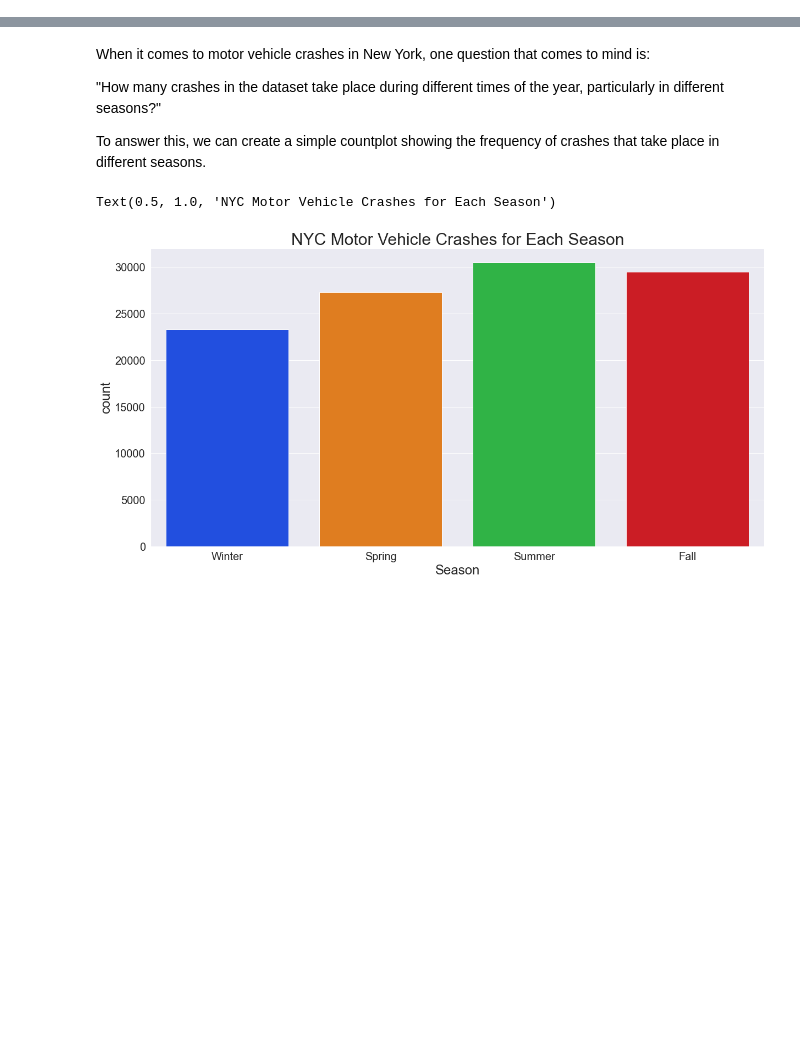
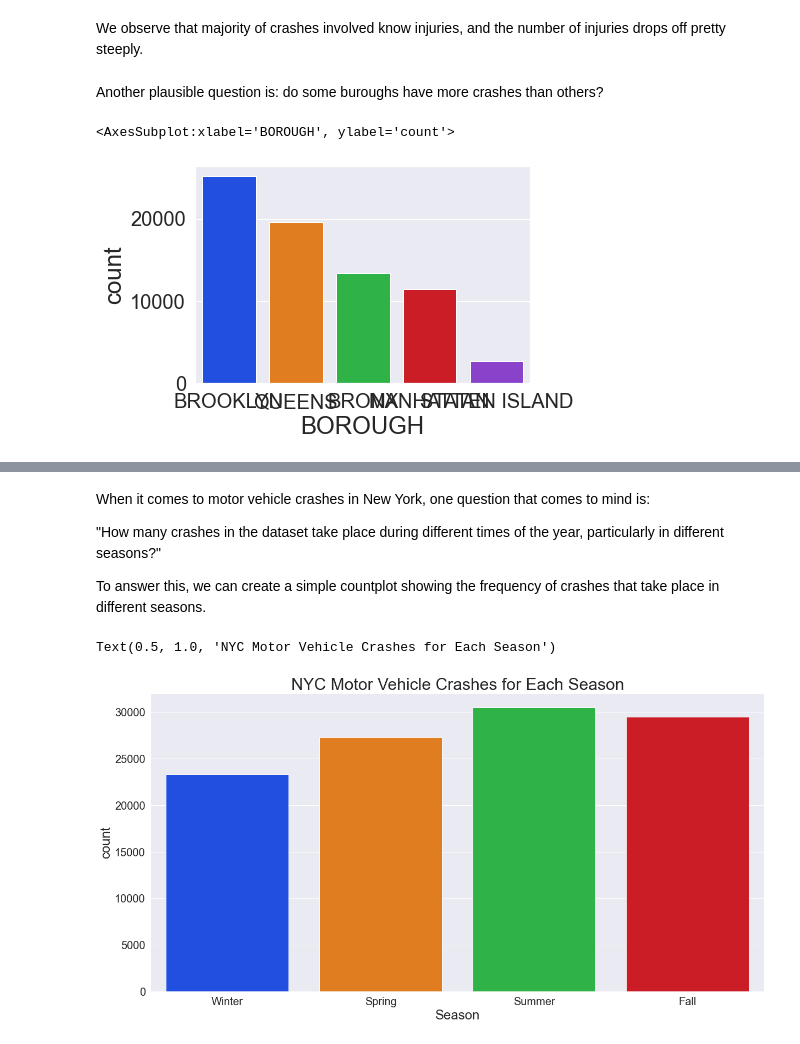
Before and after one commit to statds/nyc-open-data-presentation-nyc-crash-visualization-analysis, a Jupyter notebook: NYC_2021_Crash_Visualizations.ipynb, the cells around one changed output, grey strips where cells are left out. Cells and saved outputs as stored; diff of their text form; code cells hidden in the pictures; blank space fills up the shorter version.

```diff
--- a/NYC_2021_Crash_Visualizations.ipynb
+++ b/NYC_2021_Crash_Visualizations.ipynb
@@ -0,0 +27,9 @@
+# %% [markdown]
+We observe that majority of crashes involved know injuries, and the number of injuries drops off pretty steeply.
+# %% [markdown]
+Another plausible question is: do some buroughs have more crashes than others?
+# %%
+sns.countplot(x ='BOROUGH', data = nyc_crash)
+# %% [output]
+<AxesSubplot:xlabel='BOROUGH', ylabel='count'>
+[figure, added]
```
Also changed, not shown: parts of 14 cells of this notebook, 1 other file.
